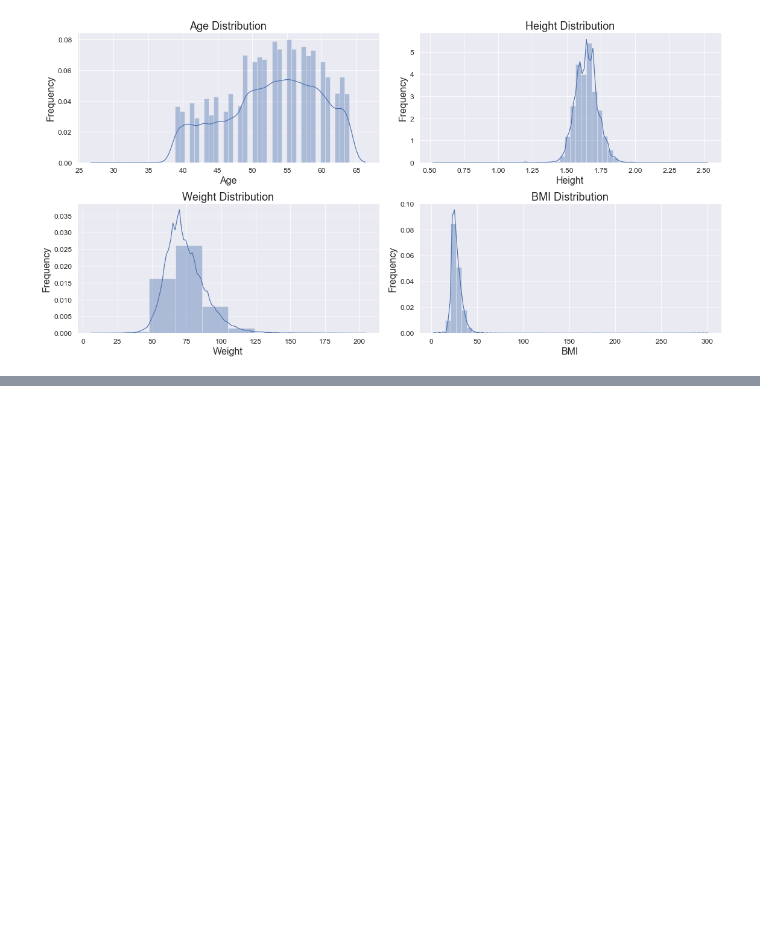
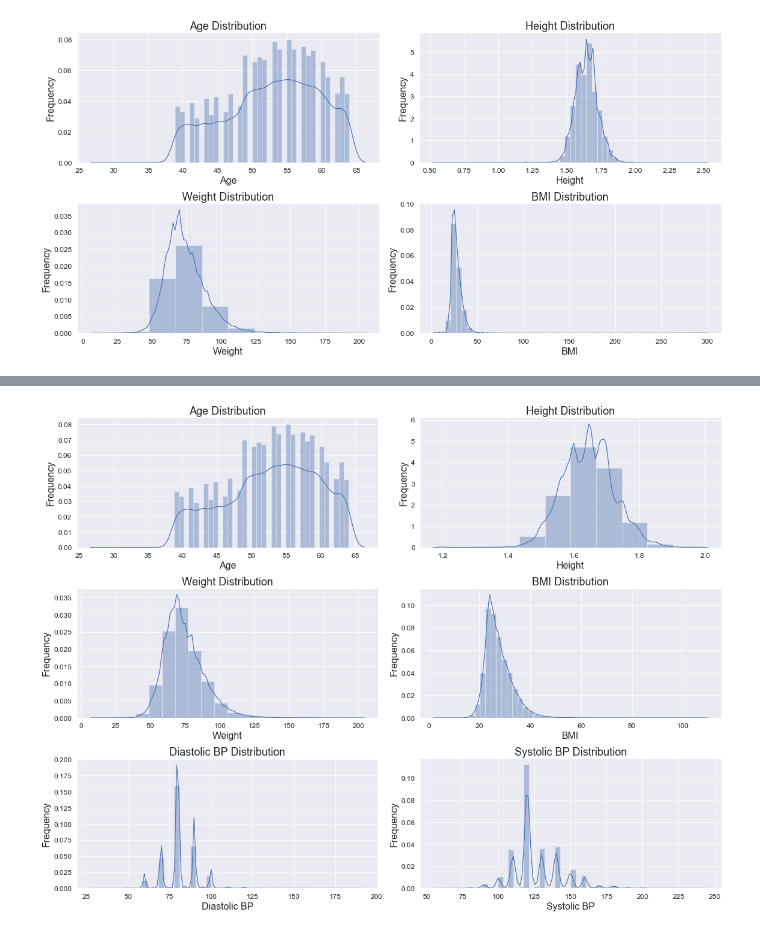
Before and after one commit to cmcdonold/Springboard, a Jupyter notebook: Capstone Project II/Capstone_II_EDA.ipynb, the cells around one changed output, grey strips where cells are left out. Saved outputs shown, nothing was run; the diff lists cells and outputs as text; code cells hidden in the pictures; blank space fills up the shorter version.

```diff
--- a/Capstone Project II/Capstone_II_EDA.ipynb
+++ b/Capstone Project II/Capstone_II_EDA.ipynb
@@ -160 +220,44 @@ plt.show()
+# %%
+plt.figure(figsize=(16,12))
+
+plt.subplot(3,2,1)
+sns.distplot(df.age)
+plt.title("Age Distribution")
+plt.xlabel("Age")
+plt.ylabel("Frequency")
+
+plt.subplot(3,2,2)
+sns.distplot(df.height, bins=10)
+plt.title("Height Distribution")
+plt.xlabel("Height")
+plt.ylabel("Frequency")
+
+plt.subplot(3,2,3)
+sns.distplot(df.weight, bins=20)
+plt.title("Weight Distribution")
+plt.xlabel("Weight")
+plt.ylabel("Frequency")
+
+plt.subplot(3,2,4)
+sns.distplot(df.BMI)
+plt.title("BMI Distribution")
+plt.xlabel("BMI")
+plt.ylabel("Frequency")
+
+plt.subplot(3,2,5)
+sns.distplot(df.ap_lo)
+plt.title("Diastolic BP Distribution")
+plt.xlabel("Diastolic BP")
+plt.ylabel("Frequency")
+
+plt.subplot(3,2,6)
+sns.distplot(df.ap_hi)
+plt.title("Systolic BP Distribution")
+plt.xlabel("Systolic BP")
+plt.ylabel("Frequency")
+
+plt.tight_layout()
+plt.show()
+# %% [output]
+[figure, added]
 # %%
```
Also changed, not shown: parts of 23 cells of this notebook.
